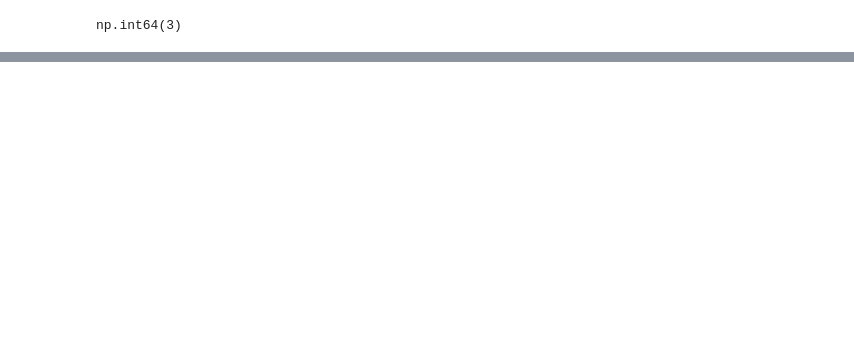
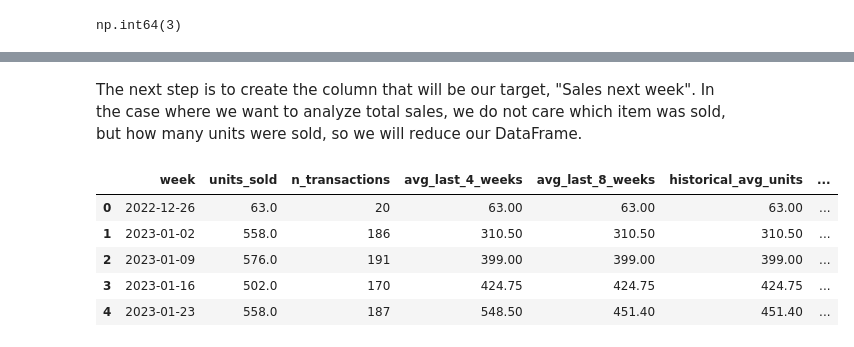
Before and after one commit to MauricioLlugdar/CoffeeShop-Sales, a Jupyter notebook: 01_CoffeeShopSales_Analysis_Exploration_Cleaning.ipynb, the cells around one changed output, grey strips where cells are left out. Saved outputs shown, nothing was run; the diff lists cells and outputs as text; code cells hidden in the pictures; blank space fills up the shorter version.

```diff
--- a/01_CoffeeShopSales_Analysis_Exploration_Cleaning.ipynb
+++ b/01_CoffeeShopSales_Analysis_Exploration_Cleaning.ipynb
@@ -647,0 +680,71 @@ Finalmente conseguimos limpiar el dataset en su totalidad obteniendo 2 Data Fram
+# %% [markdown]
+The next step is to create the column that will be our target, "Sales next week". In the case where we want to analyze total sales, we do not care which item was sold, but how many units were sold, so we will reduce our DataFrame.
+# %%
+df_item_quantity_encoded["week"] = (
+    df_item_quantity_encoded["Transaction Date"]
+    .dt.to_period("W")
+    .apply(lambda r: r.start_time)
+)
+
+weekly_total = (
+    df_item_quantity_encoded
+    .groupby("week")
+    .agg(
+        units_sold=("Quantity", "sum"),
+        n_transactions=("Quantity", "count")
+    )
+    .reset_index()
+)
+
+weekly_total = weekly_total.sort_values("week")
+
+weekly_total["target_next_week_units"] = (
+    weekly_total["units_sold"].shift(-1)
+)
+
+weekly_total["avg_last_4_weeks"] = (
+    weekly_total["units_sold"]
+    .rolling(window=4, min_periods=1)
+    .mean()
+)
+
+weekly_total["avg_last_8_weeks"] = (
+    weekly_total["units_sold"]
+    .rolling(window=8, min_periods=1)
+    .mean()
+)
+
+weekly_total["historical_avg_units"] = (
+    weekly_total["units_sold"]
+    .expanding()
+    .mean()
+)
+
+target_week = weekly_total["week"] + pd.Timedelta(weeks=1)
+
+target_day_of_year = target_week.dt.dayofyear
+
+WEEKS_PER_YEAR = 52.1775
+
+weekly_total["target_year_sin"] = np.sin(
+    2 * np.pi * target_day_of_year / WEEKS_PER_YEAR
+)
+
+weekly_total["target_year_cos"] = np.cos(
+    2 * np.pi * target_day_of_year / WEEKS_PER_YEAR
+)
+
+# I reorder the columns to leave the target as the last one.
+cols = [col for col in weekly_total.columns if col != "target_next_week_units"]
+cols = cols + ["target_next_week_units"]
+
+weekly_total = weekly_total[cols]
+
+weekly_total.head()
+# %% [output]
+|  | week | units_sold | n_transactions | avg_last_4_weeks | avg_last_8_weeks | historical_avg_units | ... |
+| 0 | 2022-12-26 | 63.0 | 20 | 63.00 | 63.00 | 63.00 | ... |
+| 1 | 2023-01-02 | 558.0 | 186 | 310.50 | 310.50 | 310.50 | ... |
+| 2 | 2023-01-09 | 576.0 | 191 | 399.00 | 399.00 | 399.00 | ... |
+| 3 | 2023-01-16 | 502.0 | 170 | 424.75 | 424.75 | 424.75 | ... |
+| 4 | 2023-01-23 | 558.0 | 187 | 548.50 | 451.40 | 451.40 | ... |
```
Also changed, not shown: parts of 89 cells of this notebook.
